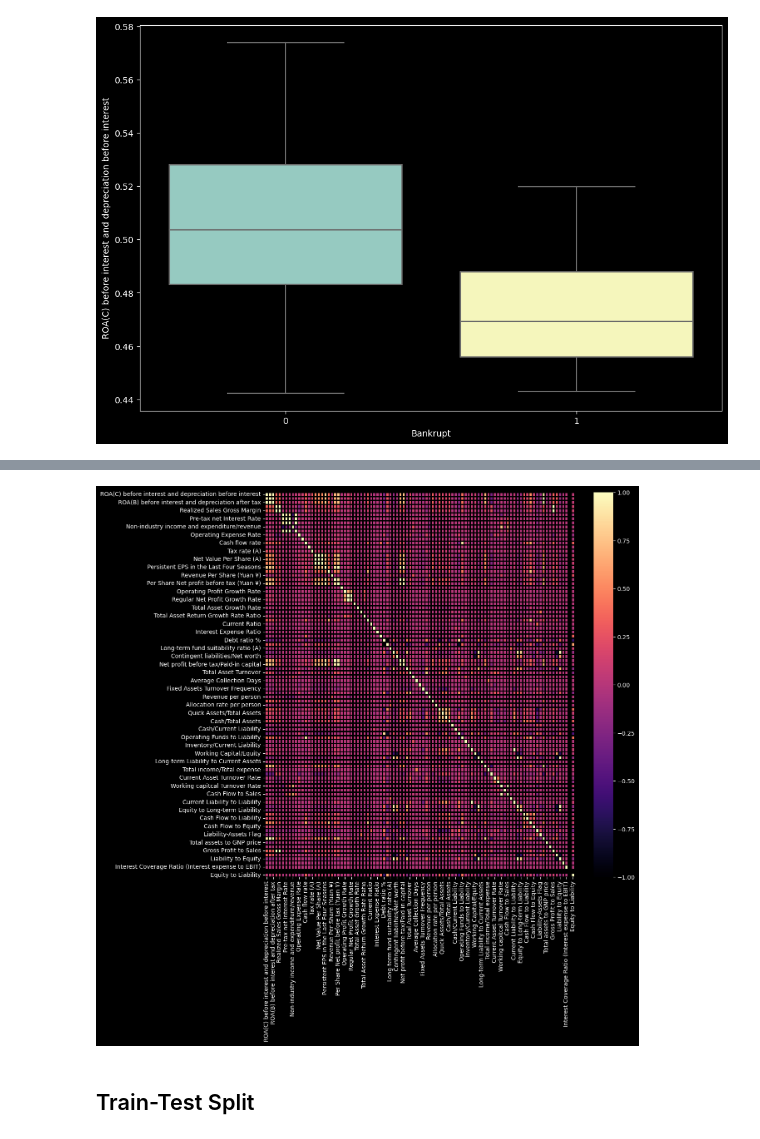
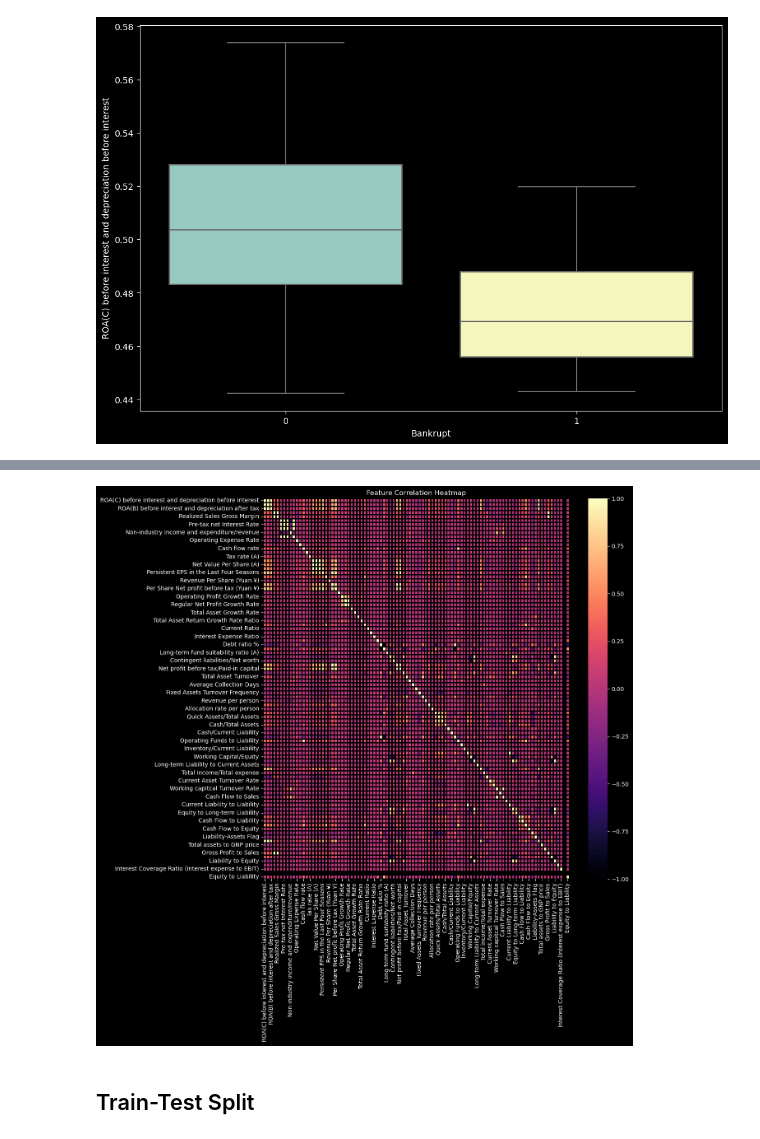
Before and after one commit to frantzalexander/Taiwan_Bankruptcy_Analysis, a Jupyter notebook: Bankruptcy Prediction Analysis.ipynb, the cells around one changed output, grey strips where cells are left out. Drawn from its saved outputs; the diff is of its cells as text; code cells hidden in the pictures.

```diff
--- a/Bankruptcy Prediction Analysis.ipynb
+++ b/Bankruptcy Prediction Analysis.ipynb
@@ -141,16 +186,15 @@ plt.title("ROA (C) Distribution");
 # %%
 corr = df.drop(columns = "Bankrupt").corr()
 
 fig, ax = plt.subplots(figsize = (12,12))
 sns.heatmap(
     corr,
     cmap = "magma",
     linecolor = "black",
     linewidth = 1)
-plt.title()
-;
+plt.title("Feature Correlation Heatmap");
 # %% [output]
-[figure, old version]
+[figure, new version]
 # %% [markdown]
 ## Train-Test Split
 # %%
```
Also changed, not shown: parts of 56 cells of this notebook.
